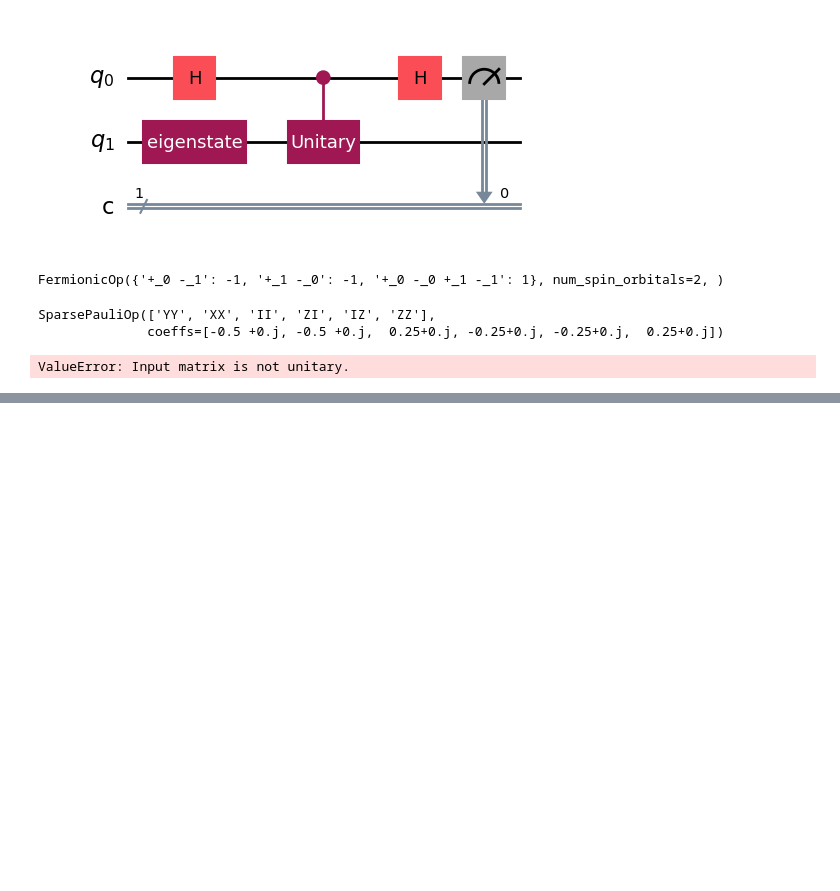
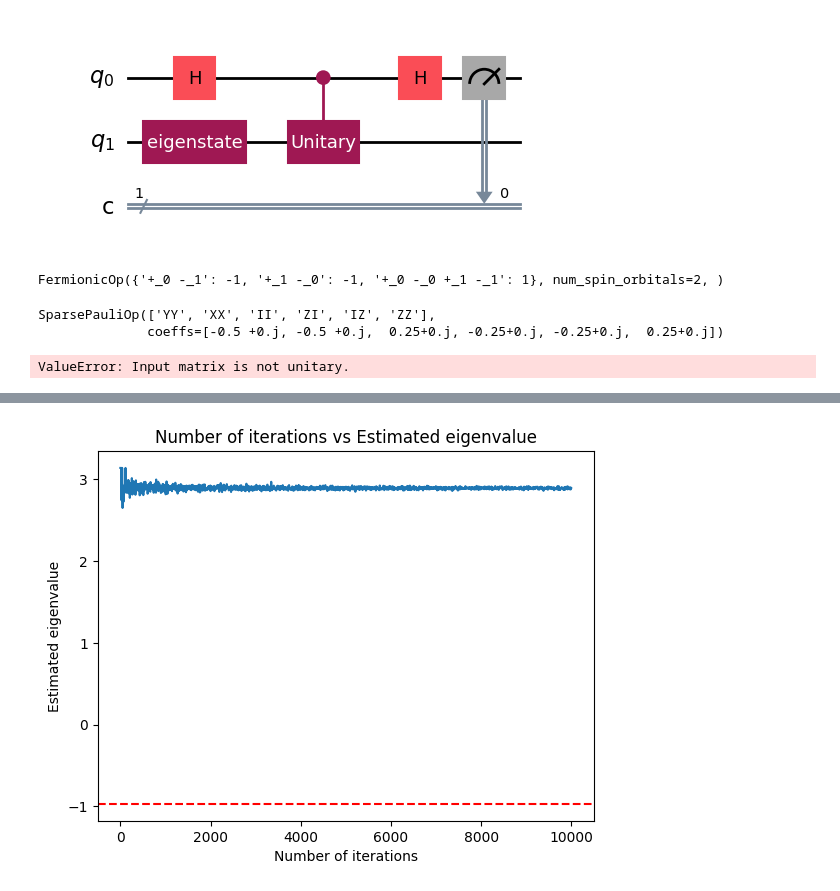
Before and after one commit to Rick0317/qDriftExtraPolation, a Jupyter notebook: jupyter/iterative_phase_estimation.ipynb, the cells around one changed output, grey strips where cells are left out. Drawn from its saved outputs; the diff is of its cells as text; code cells hidden in the pictures; blank space fills up the shorter version.

```diff
--- a/jupyter/iterative_phase_estimation.ipynb
+++ b/jupyter/iterative_phase_estimation.ipynb
@@ -91,14 +75,3 @@ p_0, qc = iterative_phase_estimation(qubit_op, num_evals, eigenstate, selected_b
 print(p_0)
 # %% [output]
 ValueError: Input matrix is not unitary.
-# %%
-# New plan: Come up with a Hamiltonian that is easier to simulate.
-# Try idk XX or something.
-from qiskit.quantum_info import Operator, SparsePauliOp
-XX = Operator.from_label('XX')
-U = XX
-
-num_evals = 10
-eigenstate = np.array([1, 0, 0, 0])
-p_0, qc = iterative_phase_estimation(U, num_evals, eigenstate, selected_backend, num_qubits=2)
-print(p_0)
@@ -120,0 +201,23 @@ qc.draw('mpl')
+# %%
+rand_angle = random.randint(0, 100) % np.pi
+print(f"random angle: {rand_angle}")
+z_rotation = np.array([[np.exp(1j*rand_angle), 0], [0, np.exp(-1j*rand_angle)]])
+z_rotation = UnitaryGate(z_rotation)
+exact_eigensolver = NumPyEigensolver()
+exact_eigenvalue = exact_eigensolver.compute_eigenvalues(z_rotation)
+print(f"rotation matrix: {z_rotation.to_matrix()}")
+print(f"exact eigenvalue: {exact_eigenvalue.eigenvalues[0]}")
+
+eigenstate = np.array([1, 0])
+iterations = []
+estimations = []
+
+for i in range(1, 10000, 10):
+    num_evals = i
+    print(f'current number of evaluations: {num_evals}')
+    p_0, qc = iterative_phase_estimation_v2(z_rotation, num_evals, eigenstate, selected_backend, num_qubits=1)
+    print(p_0)
+    estimated_eigenvalue = 2 * np.arccos(np.sqrt(p_0))
+    iterations.append(i)
+    estimations.append(estimated_eigenvalue)
+    print(f"estimation: {estimated_eigenvalue} \n exact answer: {exact_eigenvalue.eigenvalues[0]}")
@@ -120,0 +242,12 @@ qc.draw('mpl')
+# %%
+# plot # iterations vs estimation
+plt.plot(iterations, estimations)
+plt.xlabel('Number of iterations')
+plt.ylabel('Estimated eigenvalue')
+plt.title('Number of iterations vs Estimated eigenvalue')
+# add verical line at exact eigenvalue
+exact_result = exact_eigenvalue.eigenvalues[0]
+plt.axhline(exact_result, color='r', linestyle='--')
+plt.show()
+# %% [output]
+[figure, added]
```
Also changed, not shown: parts of 8 cells of this notebook.
